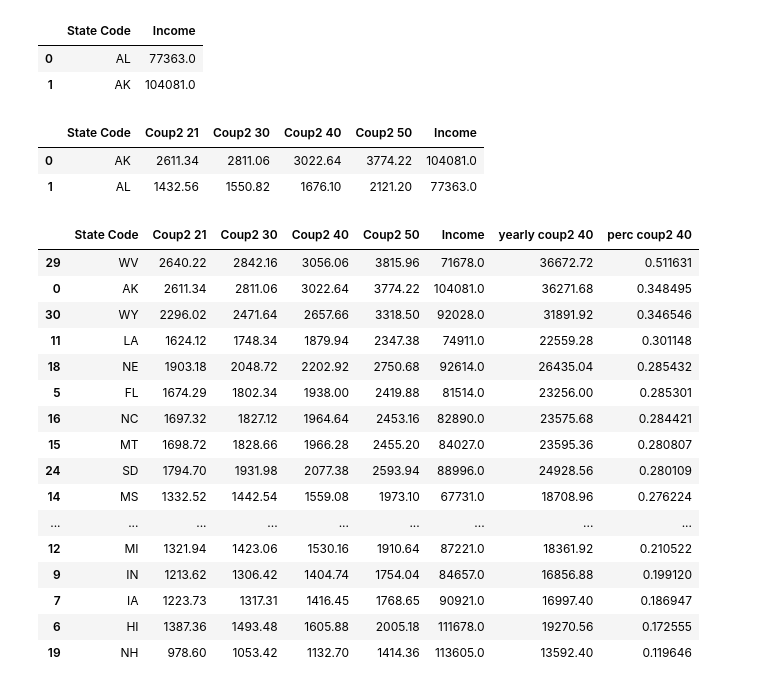
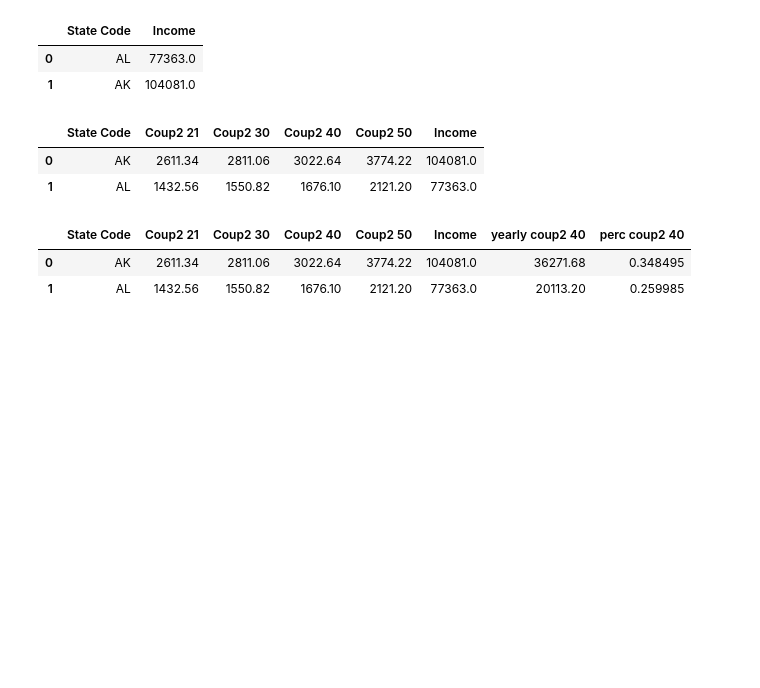
Before and after one commit to michellejm/health_insurance_marketplace, a Jupyter notebook: explore_data.ipynb, the cells around one changed output. Saved outputs shown, nothing was run; the diff lists cells and outputs as text; code cells hidden in the pictures; blank space fills up the shorter version.

```diff
--- a/explore_data.ipynb
+++ b/explore_data.ipynb
@@ -71,23 +78,10 @@ df_fam4_inc.head(2)
 # %%
 df_fam4_inc['yearly coup2 40'] = df_fam4_inc['Coup2 40 ']*12
 
 df_fam4_inc['perc coup2 40'] = df_fam4_inc['yearly coup2 40'].div(df_fam4_inc['Income'])
 df_fam4_inc.sort_values(by="perc coup2 40", ascending=False)
+df_fam4_inc.head(2)
 # %% [output]
 |  | State Code | Coup2 21 | Coup2 30 | Coup2 40 | Coup2 50 | Income | yearly coup2 40 | perc coup2 40 |
-| 29 | WV | 2640.22 | 2842.16 | 3056.06 | 3815.96 | 71678.0 | 36672.72 | 0.511631 |
 | 0 | AK | 2611.34 | 2811.06 | 3022.64 | 3774.22 | 104081.0 | 36271.68 | 0.348495 |
-| 30 | WY | 2296.02 | 2471.64 | 2657.66 | 3318.50 | 92028.0 | 31891.92 | 0.346546 |
-| 11 | LA | 1624.12 | 1748.34 | 1879.94 | 2347.38 | 74911.0 | 22559.28 | 0.301148 |
-| 18 | NE | 1903.18 | 2048.72 | 2202.92 | 2750.68 | 92614.0 | 26435.04 | 0.285432 |
-| 5 | FL | 1674.29 | 1802.34 | 1938.00 | 2419.88 | 81514.0 | 23256.00 | 0.285301 |
-| 16 | NC | 1697.32 | 1827.12 | 1964.64 | 2453.16 | 82890.0 | 23575.68 | 0.284421 |
-| 15 | MT | 1698.72 | 1828.66 | 1966.28 | 2455.20 | 84027.0 | 23595.36 | 0.280807 |
-| 24 | SD | 1794.70 | 1931.98 | 2077.38 | 2593.94 | 88996.0 | 24928.56 | 0.280109 |
-| 14 | MS | 1332.52 | 1442.54 | 1559.08 | 1973.10 | 67731.0 | 18708.96 | 0.276224 |
-| ... | ... | ... | ... | ... | ... | ... | ... | ... |
-| 12 | MI | 1321.94 | 1423.06 | 1530.16 | 1910.64 | 87221.0 | 18361.92 | 0.210522 |
-| 9 | IN | 1213.62 | 1306.42 | 1404.74 | 1754.04 | 84657.0 | 16856.88 | 0.199120 |
-| 7 | IA | 1223.73 | 1317.31 | 1416.45 | 1768.65 | 90921.0 | 16997.40 | 0.186947 |
-| 6 | HI | 1387.36 | 1493.48 | 1605.88 | 2005.18 | 111678.0 | 19270.56 | 0.172555 |
-| 19 | NH | 978.60 | 1053.42 | 1132.70 | 1414.36 | 113605.0 | 13592.40 | 0.119646 |
+| 1 | AL | 1432.56 | 1550.82 | 1676.10 | 2121.20 | 77363.0 | 20113.20 | 0.259985 |
```
Also changed, not shown: parts of 9 cells of this notebook, 1 other file.
